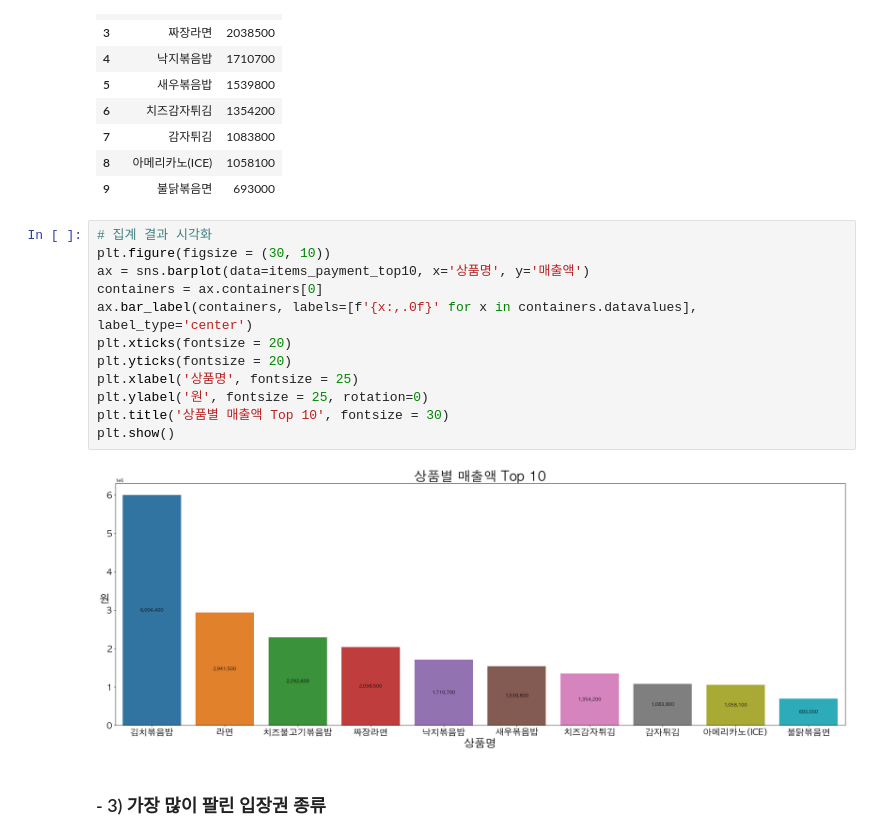
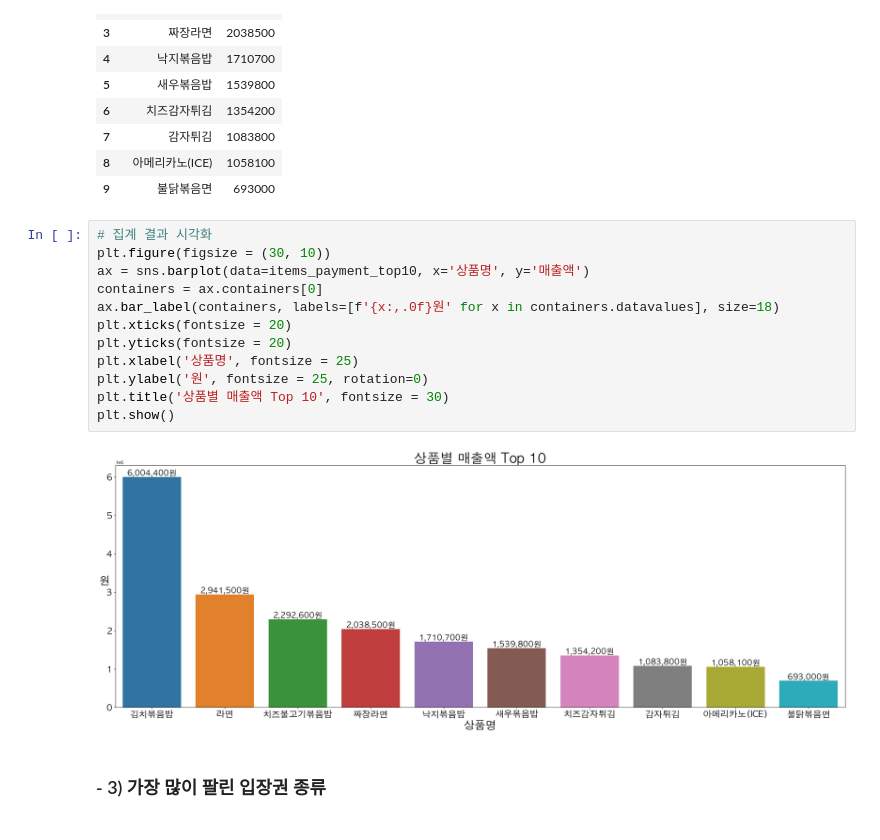
Before and after one commit to jwjwmoon/Projects, a Jupyter notebook: [FS]ModuCafe.ipynb, the cells around one changed output. Cells and saved outputs as stored; diff of their text form.

```diff
--- a/[FS]ModuCafe.ipynb
+++ b/[FS]ModuCafe.ipynb
@@ -209,17 +211,17 @@ items_payment_top10
 # %%
 # 집계 결과 시각화
 plt.figure(figsize = (30, 10))
 ax = sns.barplot(data=items_payment_top10, x='상품명', y='매출액')
 containers = ax.containers[0]
-ax.bar_label(containers, labels=[f'{x:,.0f}' for x in containers.datavalues], label_type='center')
+ax.bar_label(containers, labels=[f'{x:,.0f}원' for x in containers.datavalues], size=18)
 plt.xticks(fontsize = 20)
 plt.yticks(fontsize = 20)
 plt.xlabel('상품명', fontsize = 25)
 plt.ylabel('원', fontsize = 25, rotation=0)
 plt.title('상품별 매출액 Top 10', fontsize = 30)
 plt.show()
 # %% [output]
-[figure, old version]
+[figure, new version]
 # %% [markdown]
 ### - 3) 가장 많이 팔린 입장권 종류
 # %%
```
Also changed, not shown: parts of 4 cells of this notebook.
